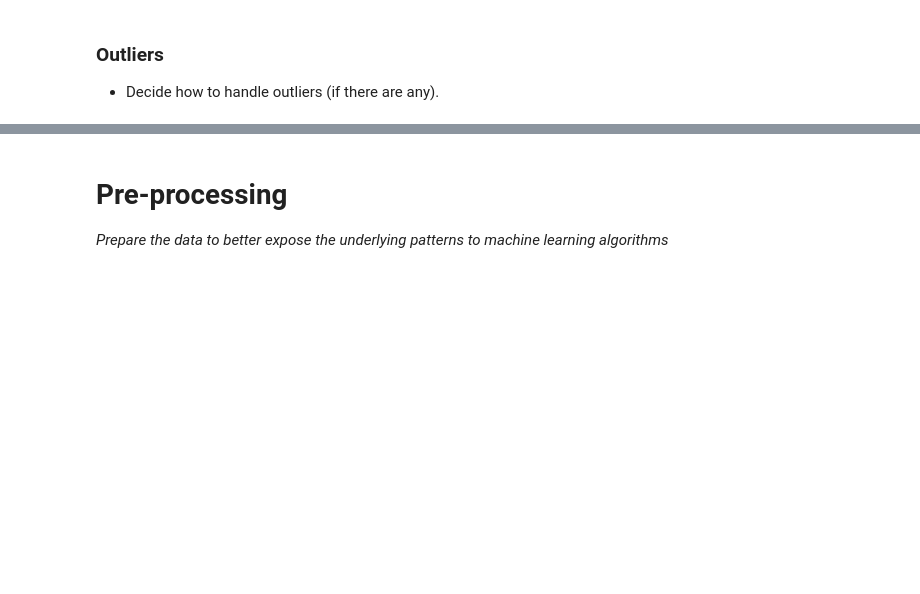
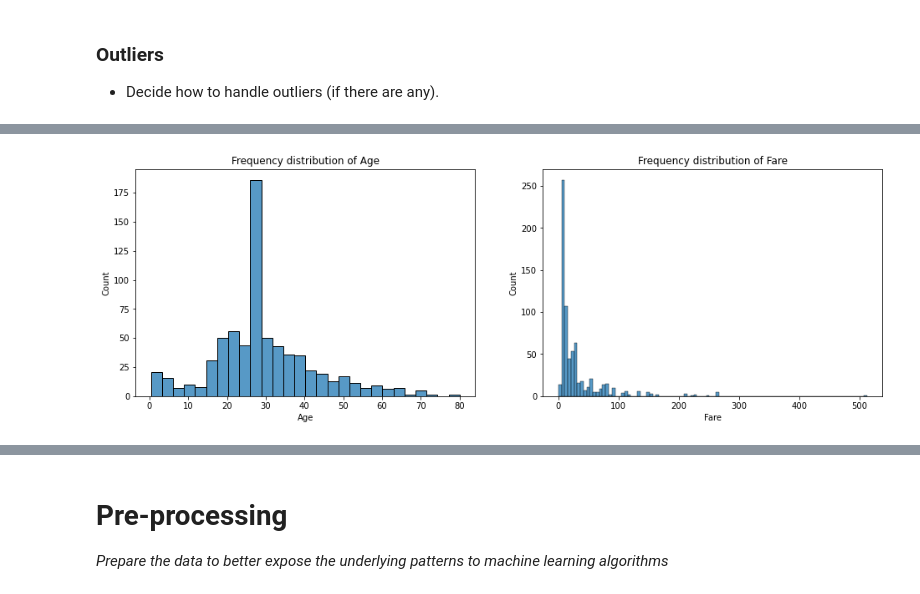
Before and after one commit to JonR45/Titanic, a Jupyter notebook: titanic_attempt_2.ipynb, the cells around one changed output, grey strips where cells are left out. Drawn from its saved outputs; the diff is of its cells as text; code cells hidden in the pictures; blank space fills up the shorter version.

```diff
--- a/titanic_attempt_2.ipynb
+++ b/titanic_attempt_2.ipynb
@@ -357,0 +495,12 @@ data_cleaned.head()
+# %%
+# plot the distribution for the features
+plt.figure(figsize=(16,5))
+plt.subplot(1,2,1)
+sns.histplot(training_data_tr['Age'])
+plt.title("Frequency distribution of Age")
+plt.subplot(1,2,2)
+sns.histplot(training_data_tr['Fare'])
+plt.title("Frequency distribution of Fare")
+plt.show()
+# %% [output]
+[figure, added]
```
Also changed, not shown: parts of 89 cells of this notebook.
